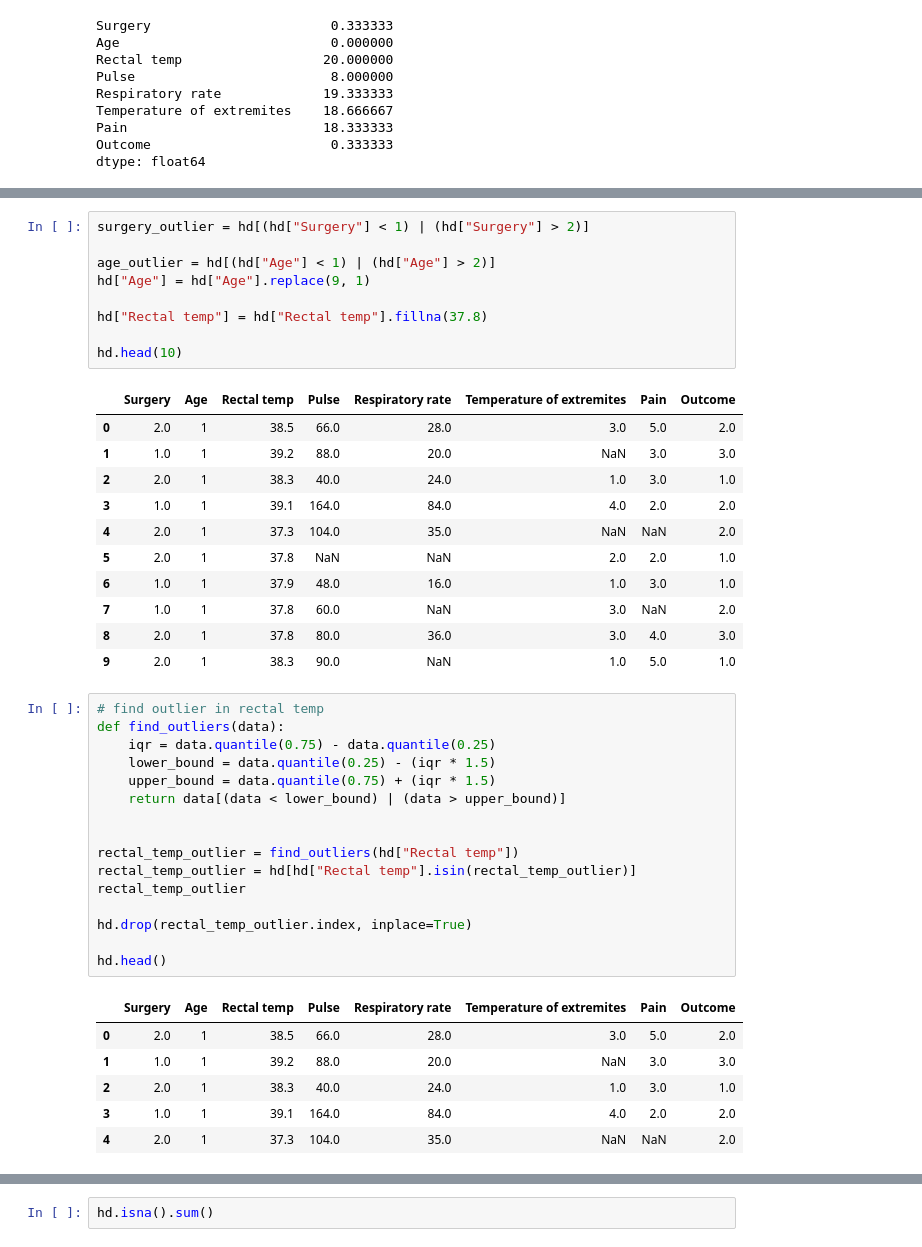
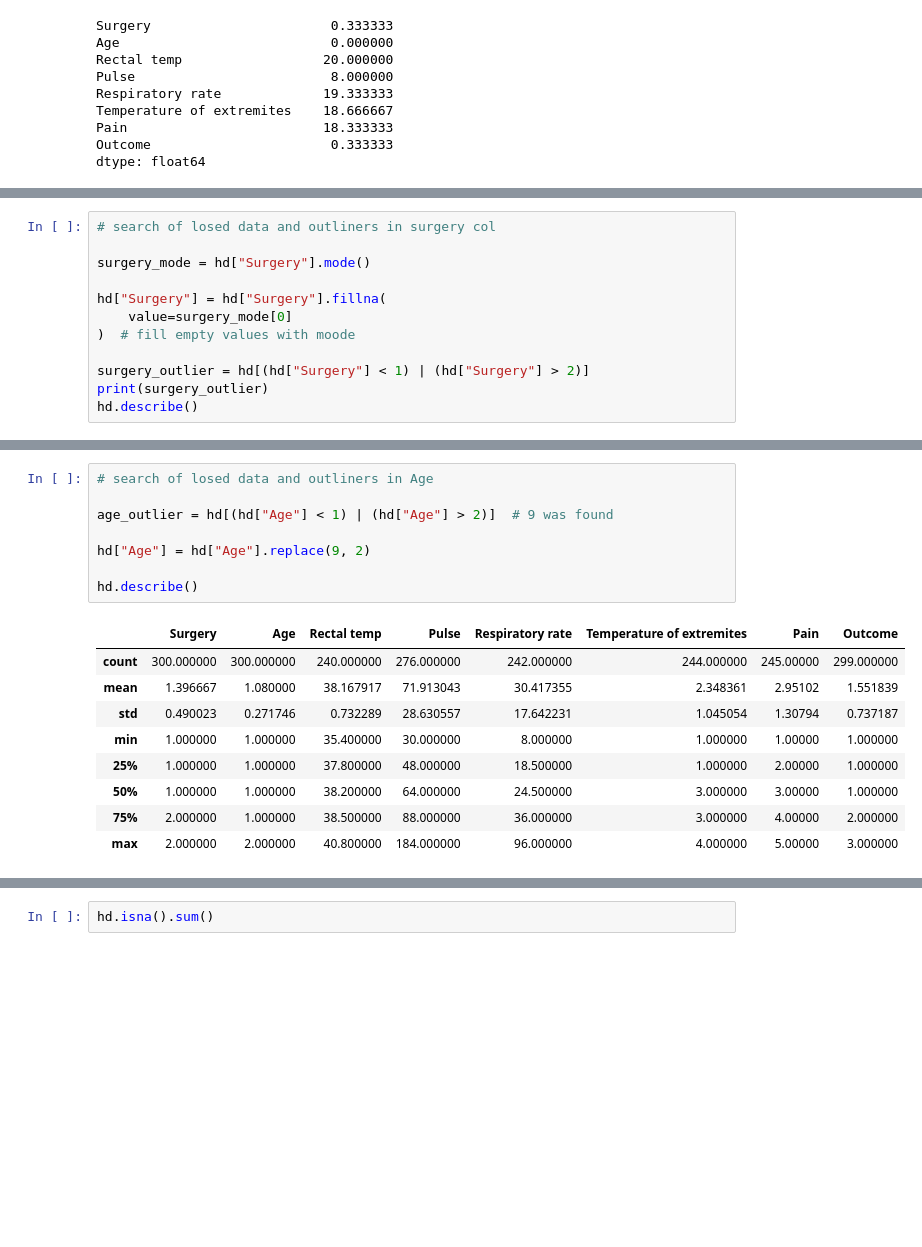
Before and after one commit to archimage-wiz/DS_PythonStat_Hw_Anomaly, a Jupyter notebook: Hw_AnomalySearch.ipynb, the cells around one changed output, grey strips where cells are left out. Drawn from its saved outputs; the diff is of its cells as text; blank space fills up the shorter version.

Commit message:
modification of replace instead drop values in df modified:   Hw_AnomalySearch.ipynb

```diff
--- a/Hw_AnomalySearch.ipynb
+++ b/Hw_AnomalySearch.ipynb
@@ -70,0 +81,12 @@ hd.describe()
+# %%
+# search of losed data and outliners in surgery col
+
+surgery_mode = hd["Surgery"].mode()
+
+hd["Surgery"] = hd["Surgery"].fillna(
+    value=surgery_mode[0]
+)  # fill empty values with moode
+
+surgery_outlier = hd[(hd["Surgery"] < 1) | (hd["Surgery"] > 2)]
+print(surgery_outlier)
+hd.describe()
@@ -71,44 +106,18 @@ hd.describe()
 # %%
-surgery_outlier = hd[(hd["Surgery"] < 1) | (hd["Surgery"] > 2)]
+# search of losed data and outliners in Age
 
-age_outlier = hd[(hd["Age"] < 1) | (hd["Age"] > 2)]
-hd["Age"] = hd["Age"].replace(9, 1)
+age_outlier = hd[(hd["Age"] < 1) | (hd["Age"] > 2)]  # 9 was found
 
-hd["Rectal temp"] = hd["Rectal temp"].fillna(37.8)
+hd["Age"] = hd["Age"].replace(9, 2)
 
-hd.head(10)
+hd.describe()
 # %% [output]
 |  | Surgery | Age | Rectal temp | Pulse | Respiratory rate | Temperature of extremites | Pain | Outcome |
-| 0 | 2.0 | 1 | 38.5 | 66.0 | 28.0 | 3.0 | 5.0 | 2.0 |
-| 1 | 1.0 | 1 | 39.2 | 88.0 | 20.0 | NaN | 3.0 | 3.0 |
-| 2 | 2.0 | 1 | 38.3 | 40.0 | 24.0 | 1.0 | 3.0 | 1.0 |
-| 3 | 1.0 | 1 | 39.1 | 164.0 | 84.0 | 4.0 | 2.0 | 2.0 |
-| 4 | 2.0 | 1 | 37.3 | 104.0 | 35.0 | NaN | NaN | 2.0 |
-| 5 | 2.0 | 1 | 37.8 | NaN | NaN | 2.0 | 2.0 | 1.0 |
-| 6 | 1.0 | 1 | 37.9 | 48.0 | 16.0 | 1.0 | 3.0 | 1.0 |
-| 7 | 1.0 | 1 | 37.8 | 60.0 | NaN | 3.0 | NaN | 2.0 |
-| 8 | 2.0 | 1 | 37.8 | 80.0 | 36.0 | 3.0 | 4.0 | 3.0 |
-| 9 | 2.0 | 1 | 38.3 | 90.0 | NaN | 1.0 | 5.0 | 1.0 |
+| count | 300.000000 | 300.000000 | 240.000000 | 276.000000 | 242.000000 | 244.000000 | 245.00000 | 299.000000 |
+| mean | 1.396667 | 1.080000 | 38.167917 | 71.913043 | 30.417355 | 2.348361 | 2.95102 | 1.551839 |
+| std | 0.490023 | 0.271746 | 0.732289 | 28.630557 | 17.642231 | 1.045054 | 1.30794 | 0.737187 |
+| min | 1.000000 | 1.000000 | 35.400000 | 30.000000 | 8.000000 | 1.000000 | 1.00000 | 1.000000 |
+| 25% | 1.000000 | 1.000000 | 37.800000 | 48.000000 | 18.500000 | 1.000000 | 2.00000 | 1.000000 |
+| 50% | 1.000000 | 1.000000 | 38.200000 | 64.000000 | 24.500000 | 3.000000 | 3.00000 | 1.000000 |
+| 75% | 2.000000 | 1.000000 | 38.500000 | 88.000000 | 36.000000 | 3.000000 | 4.00000 | 2.000000 |
+| max | 2.000000 | 2.000000 | 40.800000 | 184.000000 | 96.000000 | 4.000000 | 5.00000 | 3.000000 |
-# %%
-# find outlier in rectal temp
-def find_outliers(data):
-    iqr = data.quantile(0.75) - data.quantile(0.25)
-    lower_bound = data.quantile(0.25) - (iqr * 1.5)
-    upper_bound = data.quantile(0.75) + (iqr * 1.5)
-    return data[(data < lower_bound) | (data > upper_bound)]
-
-
-rectal_temp_outlier = find_outliers(hd["Rectal temp"])
-rectal_temp_outlier = hd[hd["Rectal temp"].isin(rectal_temp_outlier)]
-rectal_temp_outlier
-
-hd.drop(rectal_temp_outlier.index, inplace=True)
-
-hd.head()
-# %% [output]
-|  | Surgery | Age | Rectal temp | Pulse | Respiratory rate | Temperature of extremites | Pain | Outcome |
-| 0 | 2.0 | 1 | 38.5 | 66.0 | 28.0 | 3.0 | 5.0 | 2.0 |
-| 1 | 1.0 | 1 | 39.2 | 88.0 | 20.0 | NaN | 3.0 | 3.0 |
-| 2 | 2.0 | 1 | 38.3 | 40.0 | 24.0 | 1.0 | 3.0 | 1.0 |
-| 3 | 1.0 | 1 | 39.1 | 164.0 | 84.0 | 4.0 | 2.0 | 2.0 |
-| 4 | 2.0 | 1 | 37.3 | 104.0 | 35.0 | NaN | NaN | 2.0 |
```
Also changed, not shown: parts of 21 cells of this notebook.
